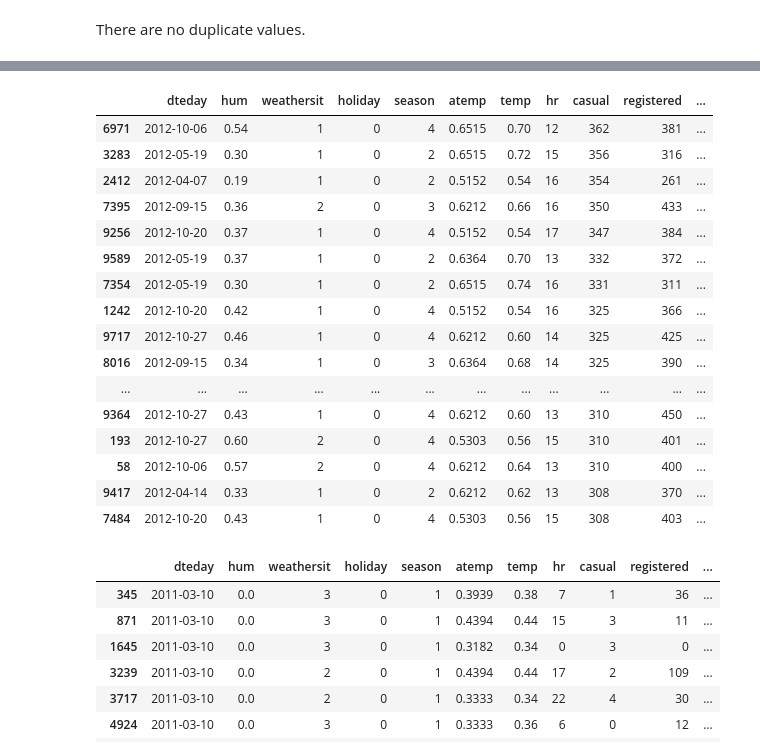
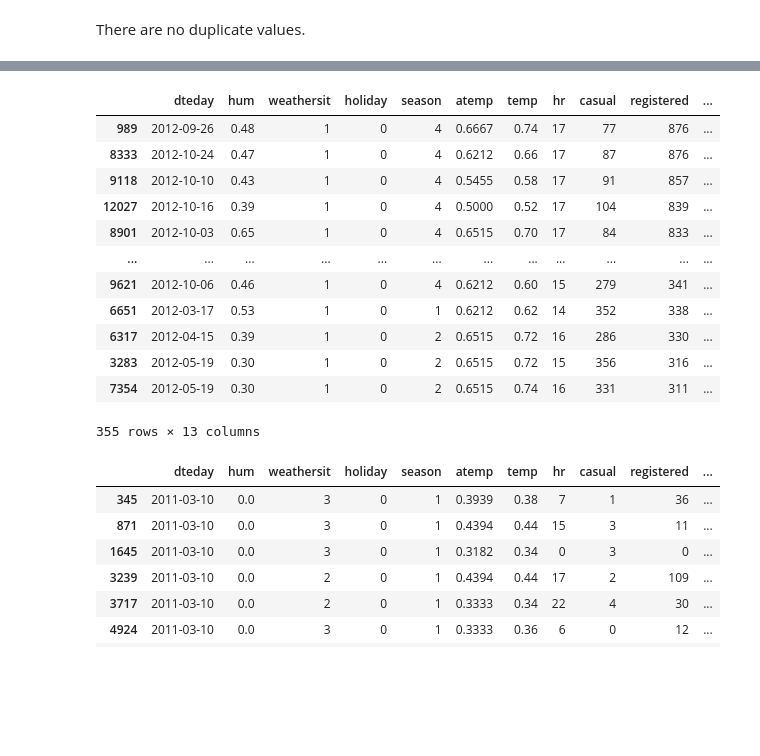
Before and after one commit to ivansetya/Jupyter-Machine-Learning, a Jupyter notebook: bike_sharing_capstone.ipynb, the cells around one changed output, grey strips where cells are left out. Cells and saved outputs as stored; diff of their text form; code cells hidden in the pictures; blank space fills up the shorter version.

```diff
--- a/bike_sharing_capstone.ipynb
+++ b/bike_sharing_capstone.ipynb
@@ -173,34 +229,30 @@ plt.show()
 # %%
 # Outliers for casual check
-outliers = bike[bike['casual'] >= 300]
+outliers = bike[bike['cnt'] >= 614]
 
 # Count occurrences of each dteday
 dteday_counts = outliers['dteday'].value_counts()
 
 # Filter for dteday values that occur more than once
 repeated_dtedays = dteday_counts[dteday_counts > 1].index
 
 # Filter outliers for those dteday values
 outliers_with_repeated_dtedays = outliers[outliers['dteday'].isin(repeated_dtedays)]
-outliers_with_repeated_dtedays.sort_values(by='casual', ascending=False)
+outliers_with_repeated_dtedays.sort_values(by='registered', ascending=False)
 # %% [output]
 |  | dteday | hum | weathersit | holiday | season | atemp | temp | hr | casual | registered | ... |
-| 6971 | 2012-10-06 | 0.54 | 1 | 0 | 4 | 0.6515 | 0.70 | 12 | 362 | 381 | ... |
+| 989 | 2012-09-26 | 0.48 | 1 | 0 | 4 | 0.6667 | 0.74 | 17 | 77 | 876 | ... |
+| 8333 | 2012-10-24 | 0.47 | 1 | 0 | 4 | 0.6212 | 0.66 | 17 | 87 | 876 | ... |
+| 9118 | 2012-10-10 | 0.43 | 1 | 0 | 4 | 0.5455 | 0.58 | 17 | 91 | 857 | ... |
+| 12027 | 2012-10-16 | 0.39 | 1 | 0 | 4 | 0.5000 | 0.52 | 17 | 104 | 839 | ... |
+| 8901 | 2012-10-03 | 0.65 | 1 | 0 | 4 | 0.6515 | 0.70 | 17 | 84 | 833 | ... |
+| ... | ... | ... | ... | ... | ... | ... | ... | ... | ... | ... | ... |
+| 9621 | 2012-10-06 | 0.46 | 1 | 0 | 4 | 0.6212 | 0.60 | 15 | 279 | 341 | ... |
+| 6651 | 2012-03-17 | 0.53 | 1 | 0 | 1 | 0.6212 | 0.62 | 14 | 352 | 338 | ... |
+| 6317 | 2012-04-15 | 0.39 | 1 | 0 | 2 | 0.6515 | 0.72 | 16 | 286 | 330 | ... |
 | 3283 | 2012-05-19 | 0.30 | 1 | 0 | 2 | 0.6515 | 0.72 | 15 | 356 | 316 | ... |
-| 2412 | 2012-04-07 | 0.19 | 1 | 0 | 2 | 0.5152 | 0.54 | 16 | 354 | 261 | ... |
-| 7395 | 2012-09-15 | 0.36 | 2 | 0 | 3 | 0.6212 | 0.66 | 16 | 350 | 433 | ... |
-| 9256 | 2012-10-20 | 0.37 | 1 | 0 | 4 | 0.5152 | 0.54 | 17 | 347 | 384 | ... |
-| 9589 | 2012-05-19 | 0.37 | 1 | 0 | 2 | 0.6364 | 0.70 | 13 | 332 | 372 | ... |
 | 7354 | 2012-05-19 | 0.30 | 1 | 0 | 2 | 0.6515 | 0.74 | 16 | 331 | 311 | ... |
-| 1242 | 2012-10-20 | 0.42 | 1 | 0 | 4 | 0.5152 | 0.54 | 16 | 325 | 366 | ... |
-| 9717 | 2012-10-27 | 0.46 | 1 | 0 | 4 | 0.6212 | 0.60 | 14 | 325 | 425 | ... |
-| 8016 | 2012-09-15 | 0.34 | 1 | 0 | 3 | 0.6364 | 0.68 | 14 | 325 | 390 | ... |
-| ... | ... | ... | ... | ... | ... | ... | ... | ... | ... | ... | ... |
-| 9364 | 2012-10-27 | 0.43 | 1 | 0 | 4 | 0.6212 | 0.60 | 13 | 310 | 450 | ... |
-| 193 | 2012-10-27 | 0.60 | 2 | 0 | 4 | 0.5303 | 0.56 | 15 | 310 | 401 | ... |
-| 58 | 2012-10-06 | 0.57 | 2 | 0 | 4 | 0.6212 | 0.64 | 13 | 310 | 400 | ... |
-| 9417 | 2012-04-14 | 0.33 | 1 | 0 | 2 | 0.6212 | 0.62 | 13 | 308 | 370 | ... |
-| 7484 | 2012-10-20 | 0.43 | 1 | 0 | 4 | 0.5303 | 0.56 | 15 | 308 | 403 | ... |
+355 rows × 13 columns
 # %%
 # Outliers for humidity check
 outliers = bike[bike_new['hum'] <= 0.0500]
```
Also changed, not shown: parts of 66 cells of this notebook, 27 other files.
